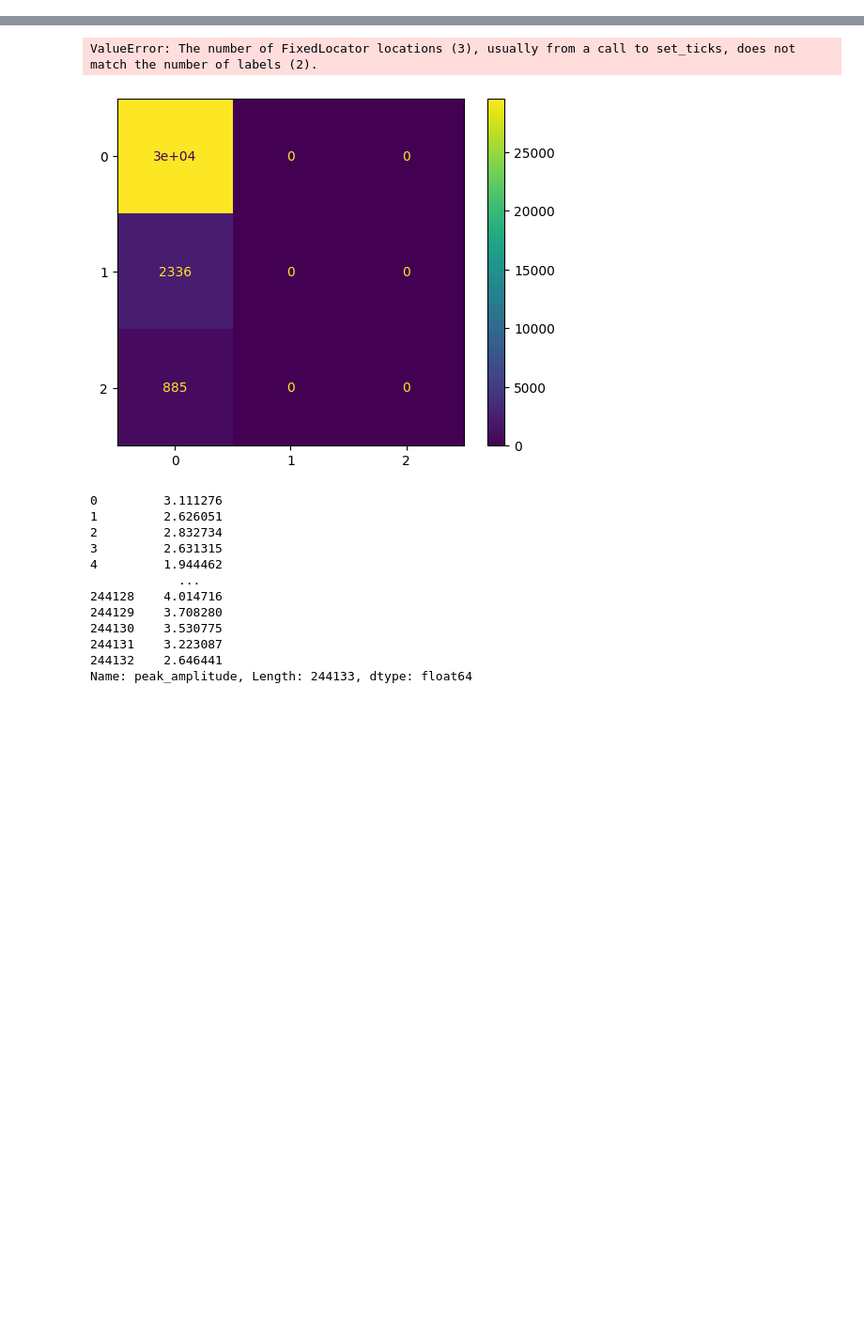
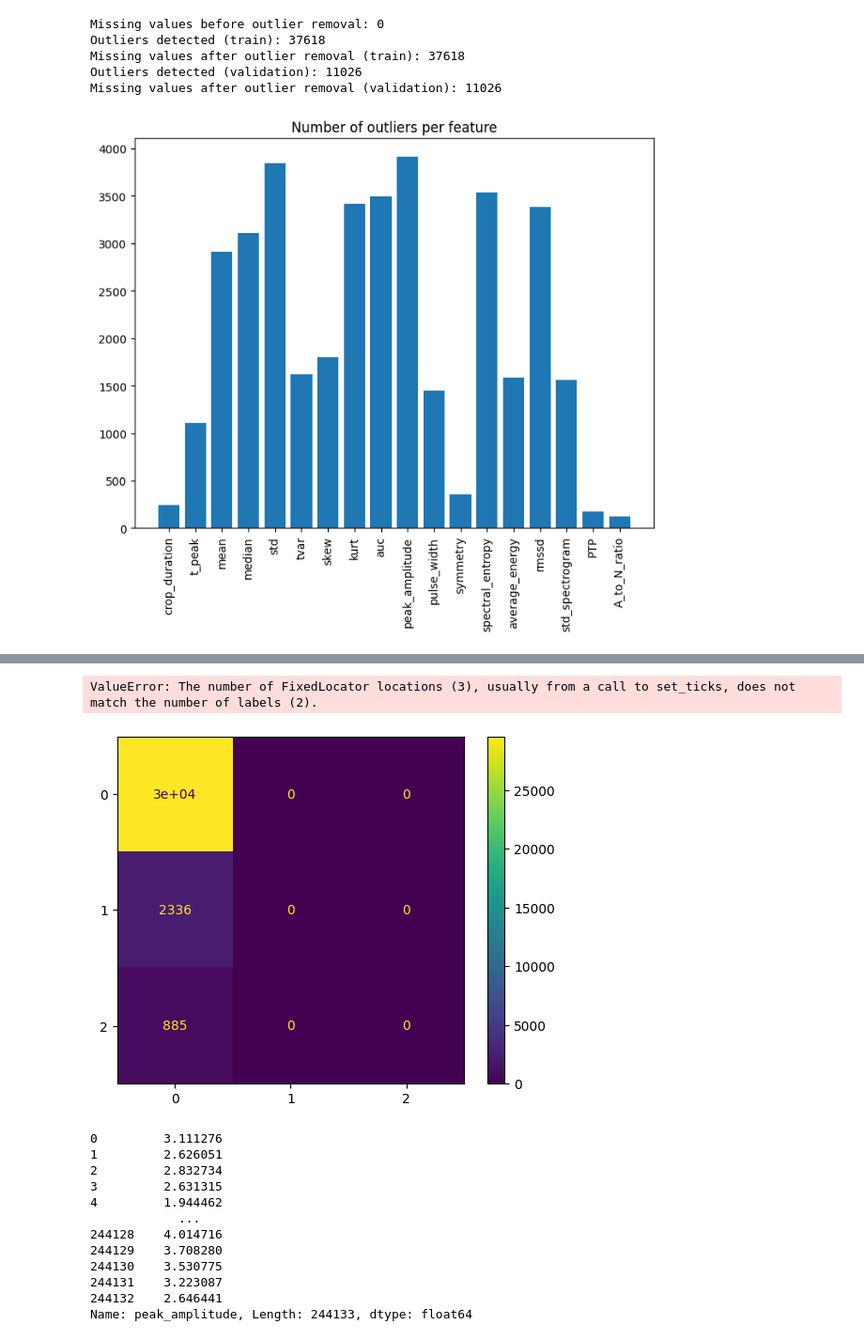
Before and after one commit to FrancescoLeni/AI_PPG, a Jupyter notebook: NB_CSV_generation.ipynb, the cells around one changed output, grey strips where cells are left out. Shown: that part at 94% size. Cells and saved outputs as stored; diff of their text form; code cells hidden in the pictures; blank space fills up the shorter version.

```diff
--- a/NB_CSV_generation.ipynb
+++ b/NB_CSV_generation.ipynb
@@ -52,0 +270,77 @@ df = merge_csv_files(folder_path)
+# %%
+#---------------------------------------------------
+#               Outlier removal
+#---------------------------------------------------
+
+# Read in as copy
+train_features = train_data.copy()
+validation_features = val_data.copy()
+test_features = test_data.copy()
+
+# Drop "useless" features
+train_features = train_features.drop(columns=['peaks', 'name'])
+validation_features = validation_features.drop(columns=['peaks', 'name'])
+test_features = test_features.drop(columns=['peaks', 'name'])
+
+# Select labels
+train_labels = train_features['labels']
+validation_labels = validation_features['labels']
+# test_labels = test_features['labels']
+
+# Identify numeric columns
+numeric_columns = train_features.select_dtypes(include=np.number).columns
+
+# Separate non-numeric columns (e.g., 'labels')
+non_numeric_columns = ['labels']
+
+# Store non-numeric data
+train_non_numeric = train_features[non_numeric_columns]
+validation_non_numeric = validation_features[non_numeric_columns]
+# test_non_numeric = test_features[non_numeric_columns]
+
+# Drop non-numeric columns for scaling
+train_features = train_features.drop(columns=non_numeric_columns)
+validation_features = validation_features.drop(columns=non_numeric_columns)
+# test_features = test_features.drop(columns=non_numeric_columns)
+
+feature_list = train_features.columns
+print('Missing values before outlier removal: ' + str(train_features.isnull().sum().sum()))
+
+# apply zscore only to numeric columns
+scaler = StandardScaler().fit(train_features[numeric_columns])
+zscore_features = scaler.transform(train_features[numeric_columns])
+
+# select all those values with zscore > -+ 3 as outliers
+abs_zscores_train = np.abs(zscore_features)
+
+outliers_detected = abs_zscores_train > 3
+print('Outliers detected (train): ' + str(np.sum(np.sum(outliers_detected))))
+
+# set outliers as missing values
+train_features[outliers_detected] = np.nan
+
+# Concatenate scaled numeric features with non-numeric columns
+train_features = pd.concat([train_non_numeric, train_features], axis=1)
+
+print('Missing values after outlier removal (train): ' + str(train_features.isnull().sum().sum()))
+
+# Apply to validation set
+zscore_features = scaler.transform(validation_features[numeric_columns])
+abs_zscores = np.abs(zscore_features)
+outliers_detected = abs_zscores > 3
+print('Outliers detected (validation): ' + str(np.sum(np.sum(outliers_detected))))
+
+validation_features[outliers_detected] = np.nan
+
+validation_features = pd.concat([validation_non_numeric, validation_features], axis=1)
+
+print('Missing values after outlier removal (validation): ' + str(validation_features.isnull().sum().sum()))
+
+plot_outliersAnalysis(abs_zscores_train, feature_list)
+# %% [output]
+Missing values before outlier removal: 0
+Outliers detected (train): 37618
+Missing values after outlier removal (train): 37618
+Outliers detected (validation): 11026
+Missing values after outlier removal (validation): 11026
+[figure, added]
```
Also changed, not shown: parts of 44 cells of this notebook.
